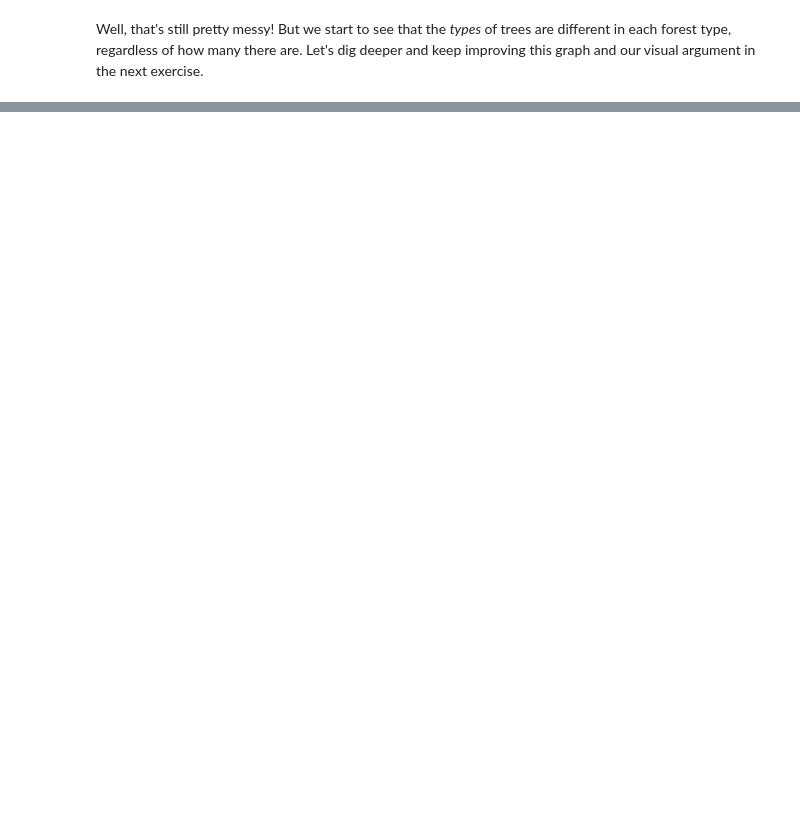
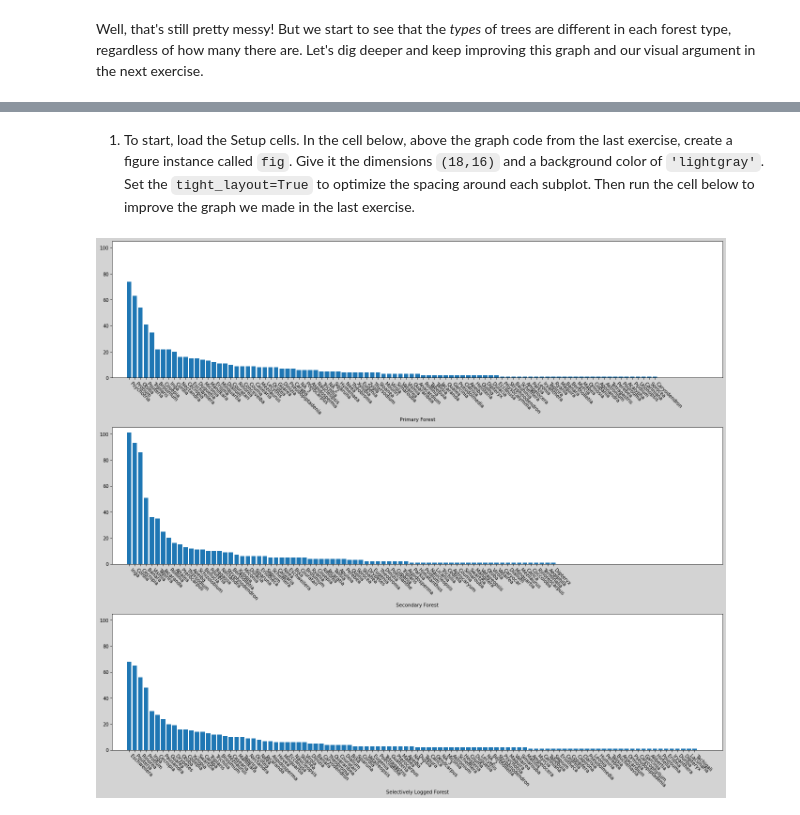
Before and after one commit to AI-human/codecademy_matplotlib_and_seaborn_tuitorial, a Jupyter notebook: Making a Visual Argument in Matplotilib/Making a Visual Argument.ipynb, the cells around one changed output, grey strips where cells are left out. Cells and saved outputs as stored; diff of their text form; code cells hidden in the pictures; blank space fills up the shorter version.

```diff
--- a/Making a Visual Argument in Matplotilib/Making a Visual Argument.ipynb
+++ b/Making a Visual Argument in Matplotilib/Making a Visual Argument.ipynb
@@ -178,0 +230,26 @@ Well, that's still pretty messy! But we start to see that the _types_ of trees a
+# %% [markdown]
+1. To start, load the Setup cells. In the cell below, above the graph code from the last exercise, create a figure instance called `fig`. Give it the dimensions `(18,16)` and a background color of `'lightgray'`. Set the `tight_layout=True` to optimize the spacing around each subplot. Then run the cell below to improve the graph we made in the last exercise.
+# %%
+## YOUR SOLUTION HERE ##
+fig = plt.figure(figsize=(18,16),facecolor='lightgray',tight_layout=True)
+plt.subplot(3,1,1)
+plt.bar(PF_data.genus, PF_data.counts)
+plt.xlabel('Primary Forest')
+plt.ylim((0,105))
+plt.xlim((-3,105))
+plt.xticks(ha="left", rotation=-45)
+plt.subplot(3,1,2)
+plt.bar(SF_data.genus, SF_data.counts)
+plt.xlabel('Secondary Forest')
+plt.ylim((0,105))
+plt.xlim((-3,105))
+plt.xticks(ha="left", rotation=-45)
+plt.subplot(3,1,3)
+plt.bar(SLF_data.genus, SLF_data.counts)
+plt.xlabel('Selectively Logged Forest')
+plt.ylim((0,105))
+plt.xlim((-3,105))
+plt.xticks(ha="left", rotation=-45)
+plt.show()
+# %% [output]
+[figure, added]
```
Also changed, not shown: parts of 12 cells of this notebook.
